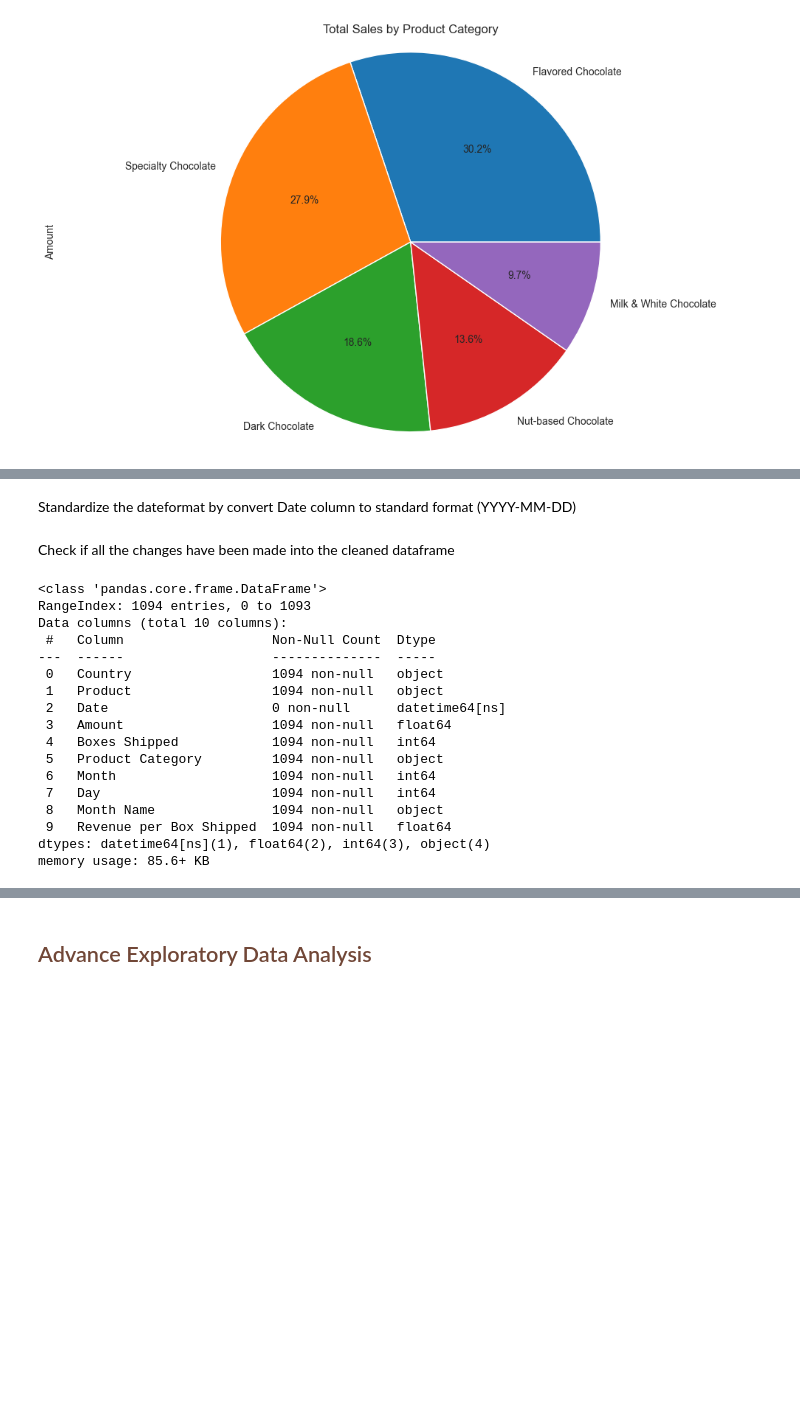
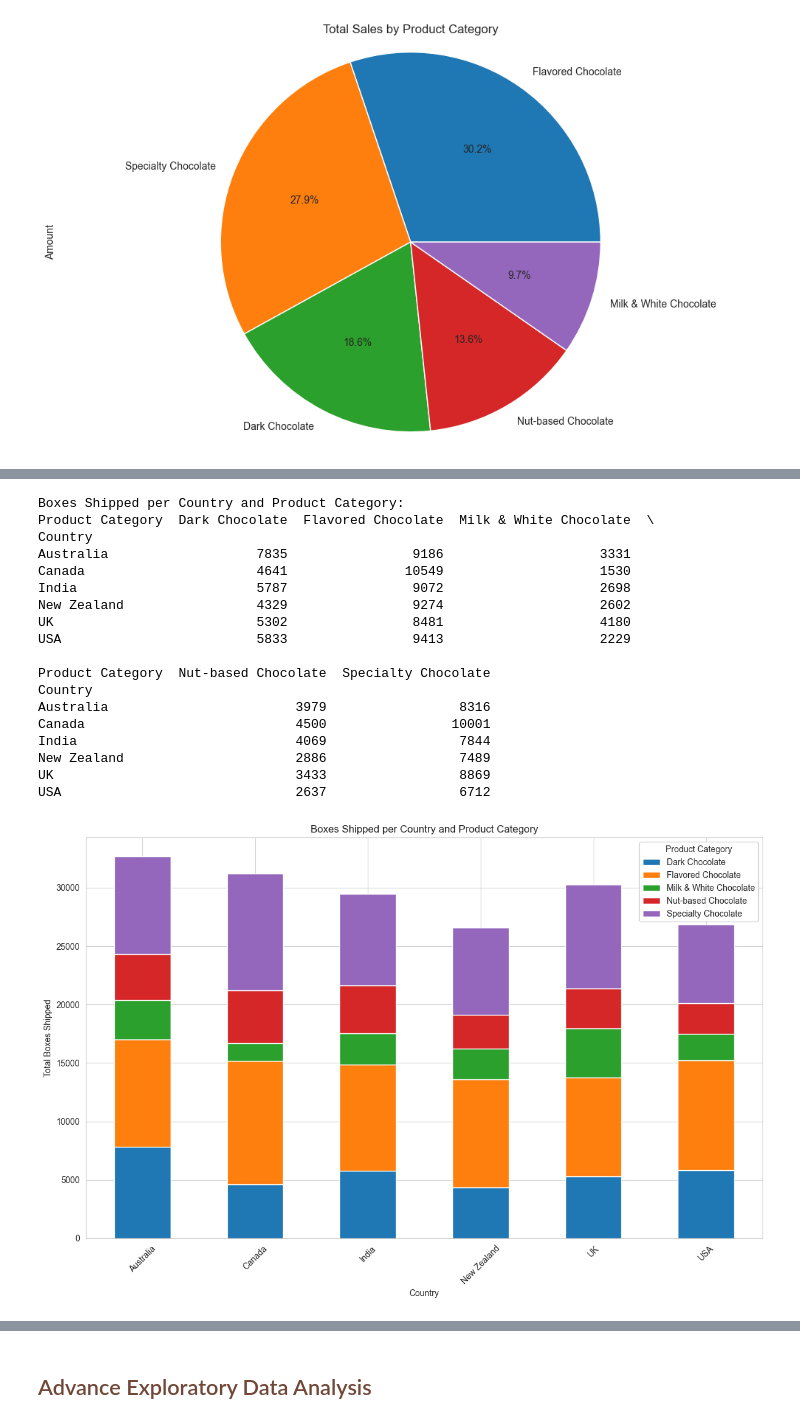
Before and after one commit to seldasen/Chocolate-Sales-Analysis, a Jupyter notebook: jupyter_notebooks/2. Sales Data Analysis.ipynb, the cells around one changed output, grey strips where cells are left out. Saved outputs shown, nothing was run; the diff lists cells and outputs as text; code cells hidden in the pictures; blank space fills up the shorter version.

```diff
--- a/jupyter_notebooks/2. Sales Data Analysis.ipynb
+++ b/jupyter_notebooks/2. Sales Data Analysis.ipynb
@@ -312,2 +213,0 @@ df_cleaned["Amount"] = df_cleaned["Amount"].replace('[\$,]', '', regex=True).ast
-# %% [markdown]
-Standardize the dateformat by convert Date column to standard format (YYYY-MM-DD)
@@ -316,22 +214,35 @@ df_cleaned["Date"] = pd.to_datetime(df_cleaned["Date"], format="%d-%b-%y", error
-# %% [markdown]
-Check if all the changes have been made into the cleaned dataframe
-# %%
-df_cleaned.info()
-# %% [output]
-<class 'pandas.core.frame.DataFrame'>
-RangeIndex: 1094 entries, 0 to 1093
-Data columns (total 10 columns):
- #   Column                   Non-Null Count  Dtype
----  ------                   --------------  -----
- 0   Country                  1094 non-null   object
- 1   Product                  1094 non-null   object
- 2   Date                     0 non-null      datetime64[ns]
- 3   Amount                   1094 non-null   float64
- 4   Boxes Shipped            1094 non-null   int64
- 5   Product Category         1094 non-null   object
- 6   Month                    1094 non-null   int64
- 7   Day                      1094 non-null   int64
- 8   Month Name               1094 non-null   object
- 9   Revenue per Box Shipped  1094 non-null   float64
-dtypes: datetime64[ns](1), float64(2), int64(3), object(4)
-memory usage: 85.6+ KB
+# %%
+ #Boxes Shipped per Country and Product Category
+boxes_country_category = df.groupby(['Country', 'Product Category'])['Boxes Shipped'].sum().unstack()
+print("\nBoxes Shipped per Country and Product Category:")
+print(boxes_country_category)
+
+# Plot Boxes Shipped per Country and Product Category
+boxes_country_category.plot(kind='bar', stacked=True, figsize=(12, 8))
+plt.title('Boxes Shipped per Country and Product Category')
+plt.xlabel('Country')
+plt.ylabel('Total Boxes Shipped')
+plt.xticks(rotation=45)
+plt.legend(title='Product Category')
+plt.tight_layout()
+plt.show()
+# %% [output]
+Boxes Shipped per Country and Product Category:
+Product Category  Dark Chocolate  Flavored Chocolate  Milk & White Chocolate  \
+Country
+Australia                   7835                9186                    3331
+Canada                      4641               10549                    1530
+India                       5787                9072                    2698
+New Zealand                 4329                9274                    2602
+UK                          5302                8481                    4180
+USA                         5833                9413                    2229
+
+Product Category  Nut-based Chocolate  Specialty Chocolate
+Country
+Australia                        3979                 8316
+Canada                           4500                10001
+India                            4069                 7844
+New Zealand                      2886                 7489
+UK                               3433                 8869
+USA                              2637                 6712
+[figure, added]
```
Also changed, not shown: parts of 40 cells of this notebook.
